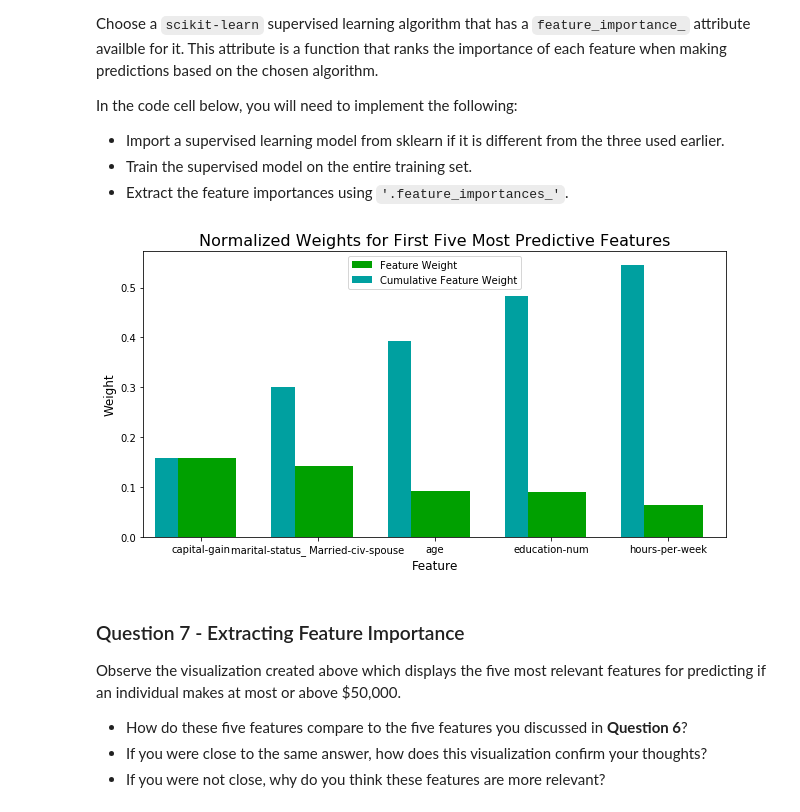
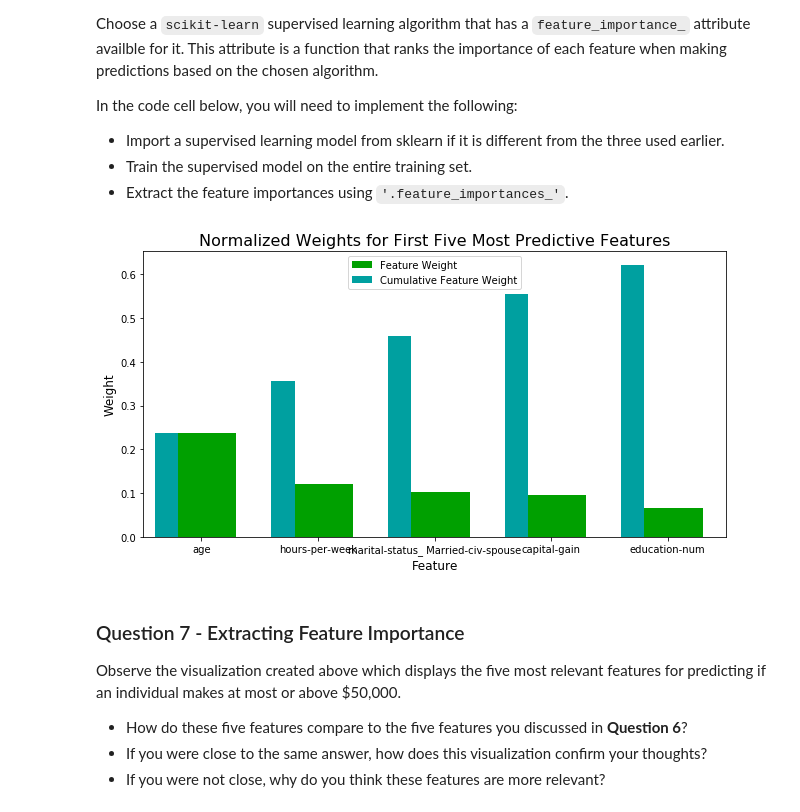
Before and after one commit to motov/finding_donors, a Jupyter notebook: finding_donors.ipynb, the cells around one changed output. Drawn from its saved outputs; the diff is of its cells as text; code cells hidden in the pictures.

Commit message:
changed model selection
choose logistic regreesion this time

```diff
--- a/finding_donors.ipynb
+++ b/finding_donors.ipynb
@@ -572,17 +572,17 @@ In the code cell below, you will need to implement the following:
 # %%
 # TODO: Import a supervised learning model that has 'feature_importances_'
 
 
 # TODO: Train the supervised model on the training set using .fit(X_train, y_train)
-model = best_clf
+model = clf_C
 
 # TODO: Extract the feature importances using .feature_importances_
 importances = model.feature_importances_
 
 # Plot
 vs.feature_plot(importances, X_train, y_train)
 # %% [output]
-[figure, old version]
+[figure, new version]
 # %% [markdown]
 ### Question 7 - Extracting Feature Importance
 
```
Also changed, not shown: parts of 9 cells of this notebook.
